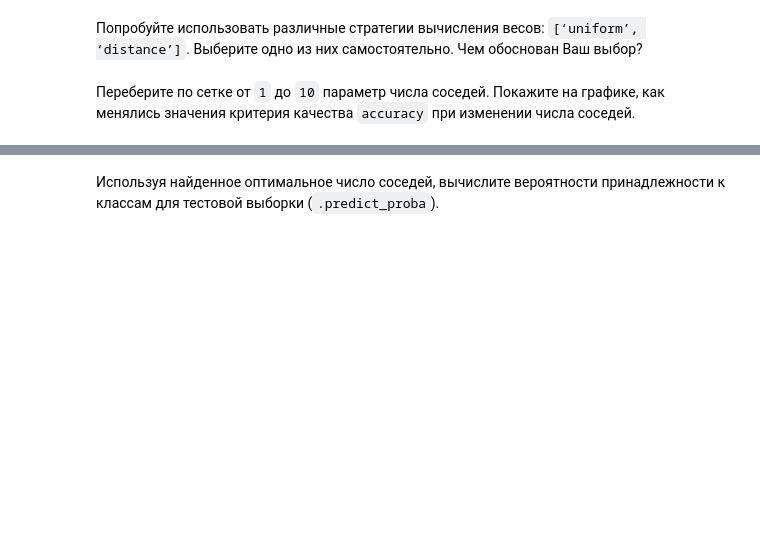
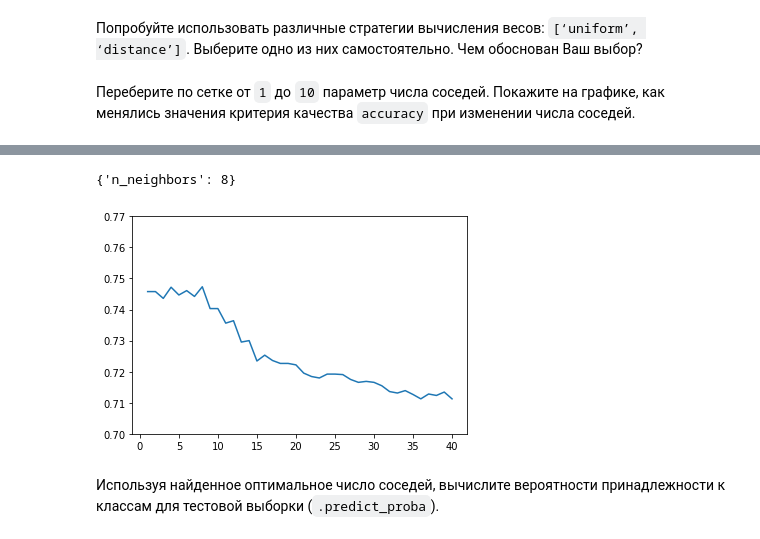
Before and after one commit to Konstantin-Krinitskiy/ml-mipt, a Jupyter notebook: Homeworks/HW_1_Linclass_kNN/HW1_kNN_and_Logistic_regression.ipynb, the cells around one changed output, grey strips where cells are left out. Cells and saved outputs as stored; diff of their text form; code cells hidden in the pictures; blank space fills up the shorter version.

```diff
--- a/Homeworks/HW_1_Linclass_kNN/HW1_kNN_and_Logistic_regression.ipynb
+++ b/Homeworks/HW_1_Linclass_kNN/HW1_kNN_and_Logistic_regression.ipynb
@@ -102,0 +101,5 @@ all_data.shape
+# %%
+# Ваш код здесь
+delayed_data = all_data.iloc[6000:8000, :]
+all_data.drop(all_data.index[6000:8000], inplace=True)
+all_data.shape
@@ -149,0 +180,11 @@ lr_clf = LogisticRegression()
+# %%
+# Ваш код здесь
+from sklearn.model_selection import GridSearchCV
+parameters = {'penalty':('l1', 'l2'), 'C':np.linspace(0.01,1,10)}
+A = GridSearchCV(lr_clf,
+             cv = 5,
+             param_grid = parameters,
+             scoring = 'accuracy')
+A.fit(X_train, y_train)
+print ( accuracy_score(y_test, A.predict(X_test)),
+        accuracy_score(y_test, lr_clf.predict(X_test)))
@@ -173,3 +216,6 @@ best_lr_clf = LogisticRegression(<your_best_params_here>)
 from sklearn.neighbors import KNeighborsClassifier
 
 # Ваш код здесь
+knn_cl = KNeighborsClassifier(weights='distance')
+knn_cl.fit(X_train, y_train)
+accuracy_score(y_test, knn_cl.predict(X_test))
@@ -181,0 +228,10 @@ from sklearn.neighbors import KNeighborsClassifier
+# %%
+# Ваш код здесь
+parameters = {'n_neighbors':np.arange(1,41,1)}
+knn_grid = GridSearchCV(knn_cl,
+             cv = 5,
+             param_grid = parameters,
+             scoring = 'accuracy'
+             )
+
+knn_grid.fit(X_train, y_train)
@@ -182,3 +249,19 @@ from sklearn.neighbors import KNeighborsClassifier
+# %%
+print(knn_grid.best_params_)
+
+
+from matplotlib import pyplot as plt
+%matplotlib inline
+y = knn_grid.cv_results_['mean_test_score']
+x = knn_grid.cv_results_['param_n_neighbors']
+
+axes = plt.gca()
+axes.set_ylim([0.7,0.77])
+plt.plot(x, y)
+plt.show()
+# %% [output]
+{'n_neighbors': 8}
+[figure, added]
 # %% [markdown]
 Используя найденное оптимальное число соседей, вычислите вероятности принадлежности к классам для тестовой выборки (`.predict_proba`).
 # %%
```
Also changed, not shown: parts of 19 cells of this notebook.
